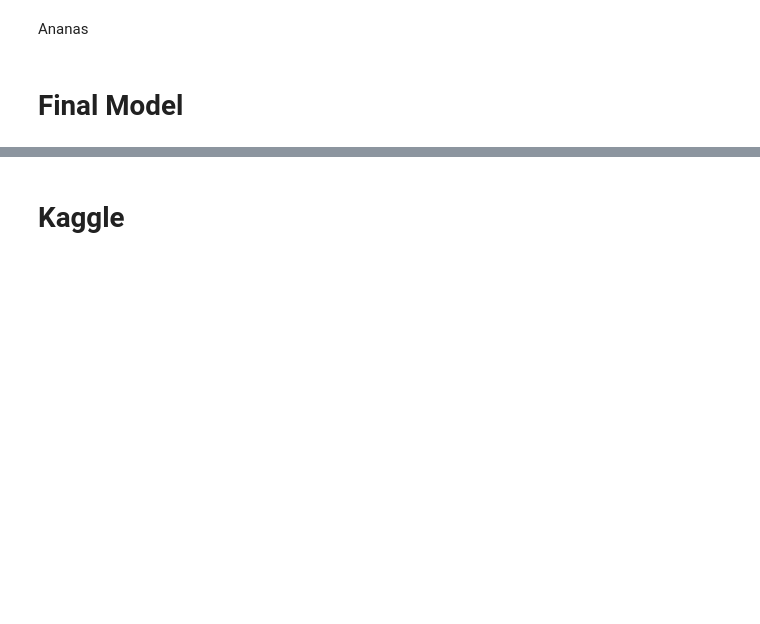
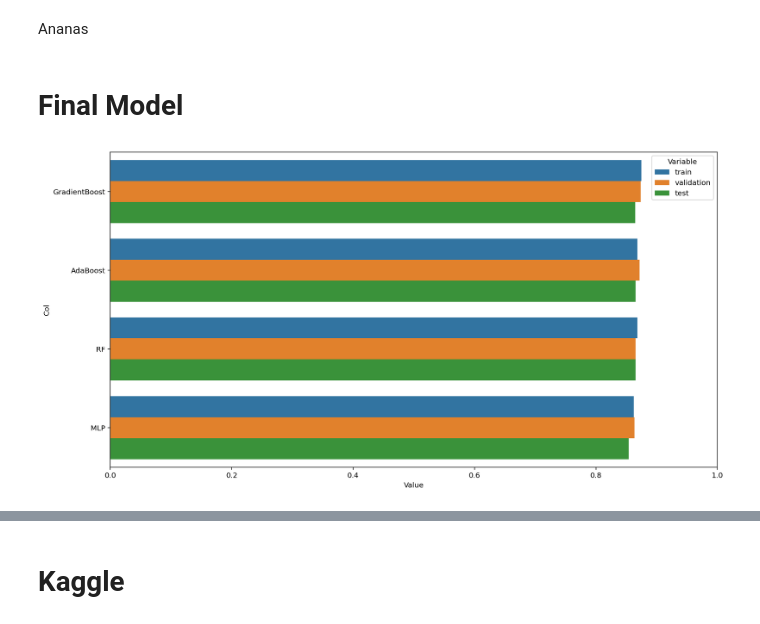
Before and after one commit to martaldsantos/newland_project, a Jupyter notebook: Group_15_Newland_2ndV.ipynb, the cells around one changed output, grey strips where cells are left out. Drawn from its saved outputs; the diff is of its cells as text; code cells hidden in the pictures; blank space fills up the shorter version.

```diff
--- a/Group_15_Newland_2ndV.ipynb
+++ b/Group_15_Newland_2ndV.ipynb
@@ -2672,33 +2558,38 @@ Ananas
 # %%
 #Escrever texto de introdução
 
 X_train_RC = X_train_Original.drop(columns = ['x3_Private Sector','x3_Self Employed', 'x0_Europe', 'x2_Other Family','x3_Public Sector', 'x0_Oceania', 'x2_Children', 'x0_America','x1_Not Married', 'x4_2nd Sector']).copy()
 X_val_RC = X_val_Original.drop(columns = ['x3_Private Sector','x3_Self Employed', 'x0_Europe', 'x2_Other Family','x3_Public Sector', 'x0_Oceania', 'x2_Children', 'x0_America','x1_Not Married', 'x4_2nd Sector']).copy()
 X_test_RC = X_test_Original.drop(columns = ['x3_Private Sector','x3_Self Employed', 'x0_Europe', 'x2_Other Family','x3_Public Sector', 'x0_Oceania', 'x2_Children', 'x0_America','x1_Not Married', 'x4_2nd Sector']).copy()
 
 MLP_final = MLPClassifier(hidden_layer_sizes = (50,125,10), activation = 'relu', solver = 'adam', learning_rate_init = 0.01, batch_size=600, max_iter = 1000,  alpha=0.00001, random_state = 15).fit(X_train_RC, y_train)
-metrics(y_train, MLP_final.predict(X_train_RC), y_val, MLP_final.predict(X_val_RC))
-
-MLP_f1_micro_train =
-MLP_precision_train =
-MLP_recall_train =
-
-MLP_f1_micro_val =
-MLP_precision_val =
-MLP_recall_val =
-
-MLP_f1_micro_test =
-MLP_precision_test =
-MLP_recall_test =
-
 
 modelRF = RandomForestClassifier(n_estimators=200,max_depth=11,max_features='auto',bootstrap=True,criterion='entropy',min_samples_leaf=1,min_samples_split=25,random_state=42).fit(X_train_RC, y_train)
-metrics(y_train,modelRF.predict(X_train_RC) , y_val,modelRF.predict(X_val_RC))
 
 AdaBoost_Final = AdaBoostClassifier(n_estimators = 2500, learning_rate = 1, random_state = 15).fit(X_train_RC, y_train)
-metrics(y_train, AdaBoost_Final.predict(X_train_RC), y_val, AdaBoost_Final.predict(X_val_RC))
 
 GradientBoost_Final = GradientBoostingClassifier(n_estimators=160, learning_rate=0.05, subsample=0.8, min_samples_split=105, min_samples_leaf=1, max_depth=7, max_features='sqrt', random_state=15).fit(X_train_RC, y_train)
-metrics(y_train, GradientBoost_Final.predict(X_train_RC), y_val, GradientBoost_Final.predict(X_val_RC))
+
+models = [MLP_final, modelRF, AdaBoost_Final, GradientBoost_Final]
+
+f1_micro_train = []
+f1_micro_val = []
+f1_micro_test = []
+
+for i in models:
+    f1_micro_train.append(f1_score(y_train, i.predict(X_train_RC), average = 'micro'))
+    f1_micro_val.append(f1_score(y_val, i.predict(X_val_RC), average = 'micro'))
+    f1_micro_test.append(f1_score(y_test, i.predict(X_test_RC), average = 'micro'))
+
+final_scores = pd.DataFrame(zip(f1_micro_train, f1_micro_val, f1_micro_test), columns = ['train','validation', 'test'])
+final_scores['col'] = ['MLP', 'RF', 'AdaBoost', 'GradientBoost']
+final_scores = final_scores.melt(id_vars = 'col').rename(columns = str.title).sort_values(['Value'], ascending = False)
+
+plt.figure(figsize=(15,8))
+sns.barplot(y='Col', x='Value', hue='Variable', data=final_scores)
+plt.xlim(0,1)
+plt.show()
 
 #Ver com o teste, fazer gráficos bonitos e decidir final
+# %% [output]
+[figure, added]
```
Also changed, not shown: parts of 29 cells of this notebook.
